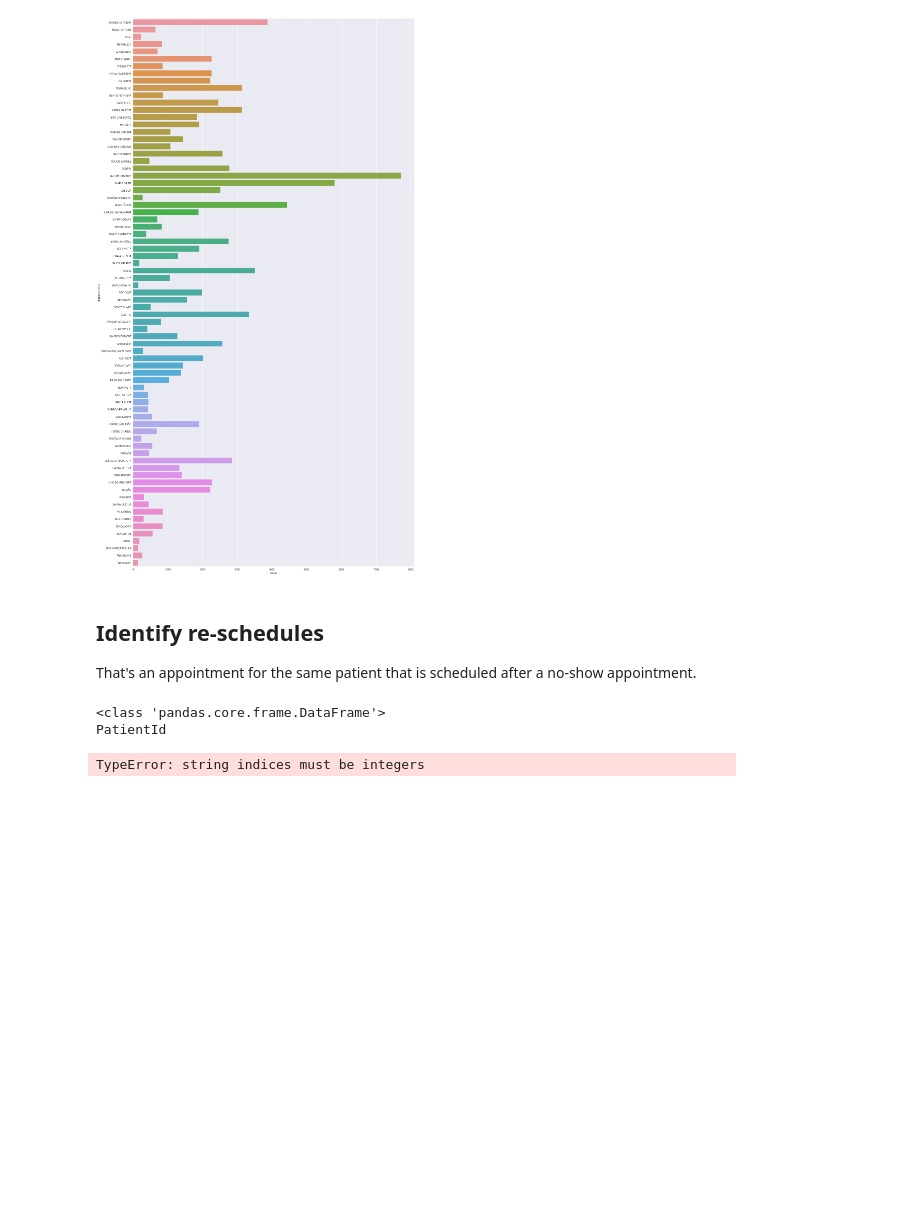
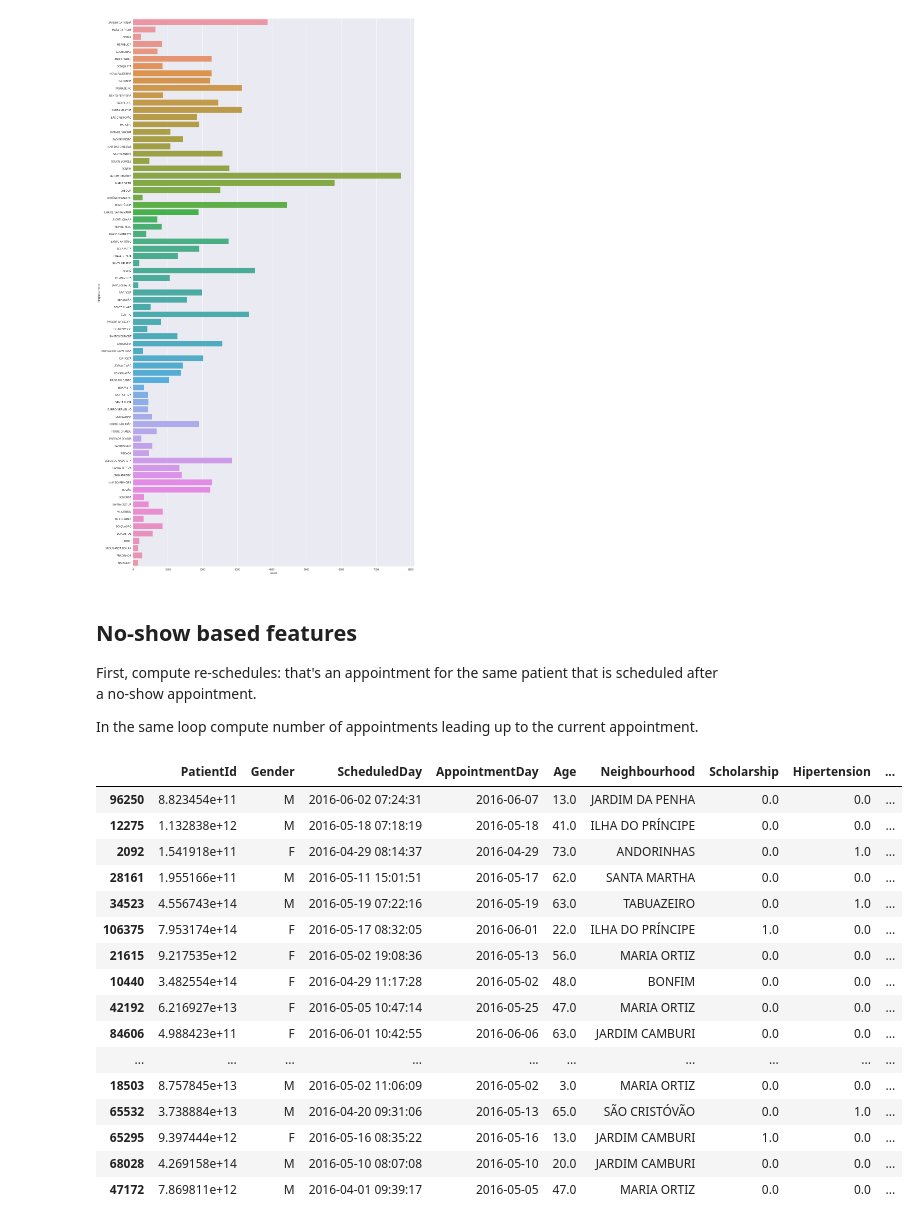
Before and after one commit to pisarenko-net/machine-learning, a Jupyter notebook: no-show-hospital/Appointment noshow - Feature Engineering.ipynb, the cells around one changed output. Saved outputs shown, nothing was run; the diff lists cells and outputs as text; code cells hidden in the pictures; blank space fills up the shorter version.

Commit message:
No-show features

```diff
--- a/no-show-hospital/Appointment noshow - Feature Engineering.ipynb
+++ b/no-show-hospital/Appointment noshow - Feature Engineering.ipynb
@@ -27,0 +30,2 @@ df.head()
+# %%
+df['No-show'] = (df['No-show'] == 'Yes').astype(int)
@@ -114,30 +119,62 @@ plt.show()
 # %% [output]
 [figure]
 # %% [markdown]
-## Identify re-schedules
+## No-show based features
 
-That's an appointment for the same patient that is scheduled after a no-show appointment.
+First, compute re-schedules: that's an appointment for the same patient that is scheduled after a no-show appointment.
+
+In the same loop compute number of appointments leading up to the current appointment.
 # %%
 # new variable indicates if previous appointment was a no-show
-df.PrevNoShow = False
-# go through all patients and all of their appointments
+df['IsReschedule'] = 0
+# number of appointments before this one
+df['PrevAppointments'] = 0
+# number of no-show appointments before this one
+df['PrevNoShows'] = 0
+
+# group appointments by patients
 grouped = df.groupby('PatientId')
 for name, group in grouped:
+    prev_no_show = False
+    prev_appointments = 0
+    prev_no_show_count = 0
+
+    # and go through appointments in order
     sorted_by_appointment = group.sort_values(by='AppointmentDay')
-    prev_no_show = False
-    print(type(sorted_by_appointment))
-    for appointment in sorted_by_appointment:
-        print(appointment)
+    for index, appointment in sorted_by_appointment.iterrows():
+        # compute number of appointments leading to this appointment
+        df.at[index, 'PrevAppointments'] = prev_appointments
+        # compute if previous appointment was a no-show
         if prev_no_show:
-            appointment.PrevNoShow = True
+            df.at[index, 'IsReschedule'] = 1
+        # compute # of previous no-shows
+        if prev_no_show_count:
+            df.at[index, 'PrevNoShows'] = prev_no_show_count
 
         if appointment['No-show']:
             prev_no_show = True
+            prev_no_show_count += 1
         else:
             prev_no_show = False
 
-    print(len(group))
+        prev_appointments += 1
-# %% [output]
-<class 'pandas.core.frame.DataFrame'>
-PatientId
-TypeError: string indices must be integers
+# %%
+df.sample(n=40)
+# %% [output]
+|  | PatientId | Gender | ScheduledDay | AppointmentDay | Age | Neighbourhood | Scholarship | Hipertension | ... |
+| 96250 | 8.823454e+11 | M | 2016-06-02 07:24:31 | 2016-06-07 | 13.0 | JARDIM DA PENHA | 0.0 | 0.0 | ... |
+| 12275 | 1.132838e+12 | M | 2016-05-18 07:18:19 | 2016-05-18 | 41.0 | ILHA DO PRÍNCIPE | 0.0 | 0.0 | ... |
+| 2092 | 1.541918e+11 | F | 2016-04-29 08:14:37 | 2016-04-29 | 73.0 | ANDORINHAS | 0.0 | 1.0 | ... |
+| 28161 | 1.955166e+11 | M | 2016-05-11 15:01:51 | 2016-05-17 | 62.0 | SANTA MARTHA | 0.0 | 0.0 | ... |
+| 34523 | 4.556743e+14 | M | 2016-05-19 07:22:16 | 2016-05-19 | 63.0 | TABUAZEIRO | 0.0 | 1.0 | ... |
+| 106375 | 7.953174e+14 | F | 2016-05-17 08:32:05 | 2016-06-01 | 22.0 | ILHA DO PRÍNCIPE | 1.0 | 0.0 | ... |
+| 21615 | 9.217535e+12 | F | 2016-05-02 19:08:36 | 2016-05-13 | 56.0 | MARIA ORTIZ | 0.0 | 0.0 | ... |
+| 10440 | 3.482554e+14 | F | 2016-04-29 11:17:28 | 2016-05-02 | 48.0 | BONFIM | 0.0 | 0.0 | ... |
+| 42192 | 6.216927e+13 | F | 2016-05-05 10:47:14 | 2016-05-25 | 47.0 | MARIA ORTIZ | 0.0 | 0.0 | ... |
+| 84606 | 4.988423e+11 | F | 2016-06-01 10:42:55 | 2016-06-06 | 63.0 | JARDIM CAMBURI | 0.0 | 0.0 | ... |
+| ... | ... | ... | ... | ... | ... | ... | ... | ... | ... |
+| 18503 | 8.757845e+13 | M | 2016-05-02 11:06:09 | 2016-05-02 | 3.0 | MARIA ORTIZ | 0.0 | 0.0 | ... |
+| 65532 | 3.738884e+13 | M | 2016-04-20 09:31:06 | 2016-05-13 | 65.0 | SÃO CRISTÓVÃO | 0.0 | 1.0 | ... |
+| 65295 | 9.397444e+12 | F | 2016-05-16 08:35:22 | 2016-05-16 | 13.0 | JARDIM CAMBURI | 1.0 | 0.0 | ... |
+| 68028 | 4.269158e+14 | M | 2016-05-10 08:07:08 | 2016-05-10 | 20.0 | JARDIM CAMBURI | 0.0 | 0.0 | ... |
+| 47172 | 7.869811e+12 | M | 2016-04-01 09:39:17 | 2016-05-05 | 47.0 | MARIA ORTIZ | 0.0 | 0.0 | ... |
```
Also changed, not shown: parts of 5 cells of this notebook.
